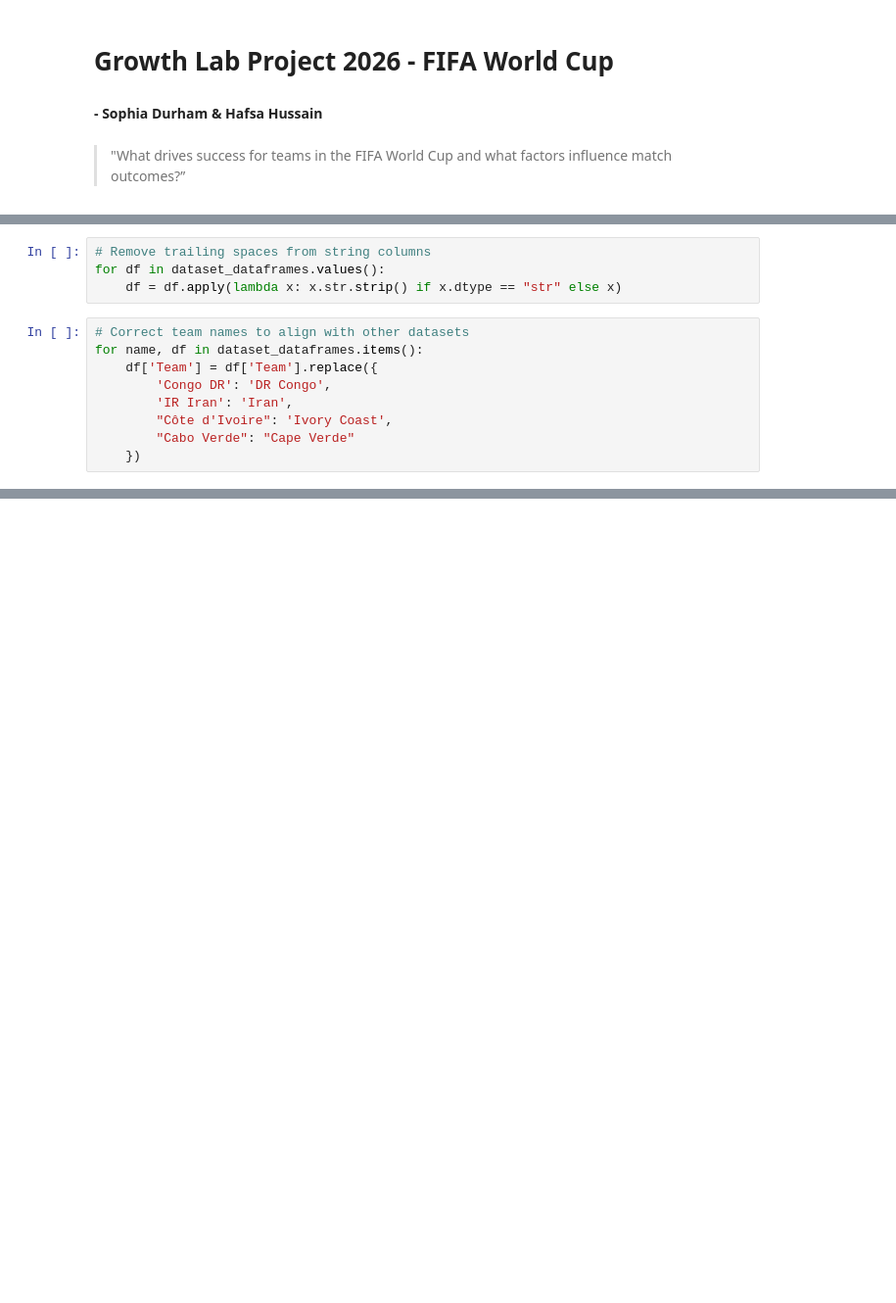
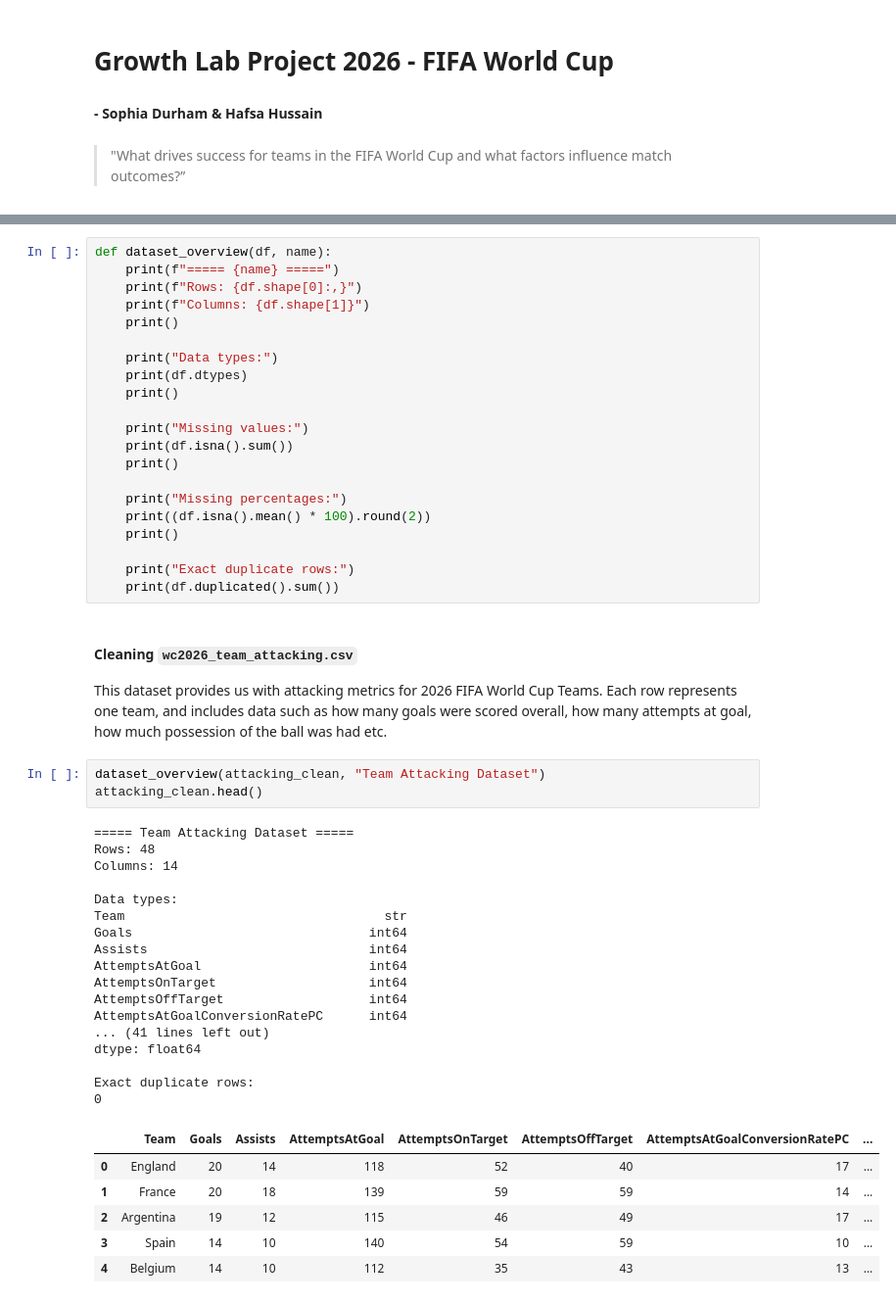
Before and after one commit to sdurham1606/Fifa-2026-World-Cup-Project, a Jupyter notebook: notebooks/world_cup.ipynb, the cells around one changed output, grey strips where cells are left out. Shown at 98% size. Cells and saved outputs as stored; diff of their text form; blank space fills up the shorter version.

```diff
--- a/notebooks/world_cup.ipynb
+++ b/notebooks/world_cup.ipynb
@@ -317,13 +23,0 @@ for name, df in dataset_dataframes.items():
-# %%
-# Remove trailing spaces from string columns
-for df in dataset_dataframes.values():
-    df = df.apply(lambda x: x.str.strip() if x.dtype == "str" else x)
-# %%
-# Correct team names to align with other datasets
-for name, df in dataset_dataframes.items():
-    df['Team'] = df['Team'].replace({
-        'Congo DR': 'DR Congo',
-        'IR Iran': 'Iran',
-        "Côte d'Ivoire": 'Ivory Coast',
-        "Cabo Verde": "Cape Verde"
-    })
@@ -376,0 +66,51 @@ winning_teams = df_all_editions['champion'].value_counts()
+# %%
+def dataset_overview(df, name):
+    print(f"===== {name} =====")
+    print(f"Rows: {df.shape[0]:,}")
+    print(f"Columns: {df.shape[1]}")
+    print()
+
+    print("Data types:")
+    print(df.dtypes)
+    print()
+
+    print("Missing values:")
+    print(df.isna().sum())
+    print()
+
+    print("Missing percentages:")
+    print((df.isna().mean() * 100).round(2))
+    print()
+
+    print("Exact duplicate rows:")
+    print(df.duplicated().sum())
+# %% [markdown]
+#### Cleaning `wc2026_team_attacking.csv`
+This dataset provides us with attacking metrics for 2026 FIFA World Cup Teams. Each row represents one team, and includes data such as how many goals were scored overall, how many attempts at goal, how much possession of the ball was had etc.
+# %%
+dataset_overview(attacking_clean, "Team Attacking Dataset")
+attacking_clean.head()
+# %% [output]
+===== Team Attacking Dataset =====
+Rows: 48
+Columns: 14
+
+Data types:
+Team                                  str
+Goals                               int64
+Assists                             int64
+AttemptsAtGoal                      int64
+AttemptsOnTarget                    int64
+AttemptsOffTarget                   int64
+AttemptsAtGoalConversionRatePC      int64
+... (41 lines left out)
+dtype: float64
+
+Exact duplicate rows:
+0
+|  | Team | Goals | Assists | AttemptsAtGoal | AttemptsOnTarget | AttemptsOffTarget | AttemptsAtGoalConversionRatePC | ... |
+| 0 | England | 20 | 14 | 118 | 52 | 40 | 17 | ... |
+| 1 | France | 20 | 18 | 139 | 59 | 59 | 14 | ... |
+| 2 | Argentina | 19 | 12 | 115 | 46 | 49 | 17 | ... |
+| 3 | Spain | 14 | 10 | 140 | 54 | 59 | 10 | ... |
+| 4 | Belgium | 14 | 10 | 112 | 35 | 43 | 13 | ... |
```
Also changed, not shown: parts of 168 cells of this notebook, 1 other file.
